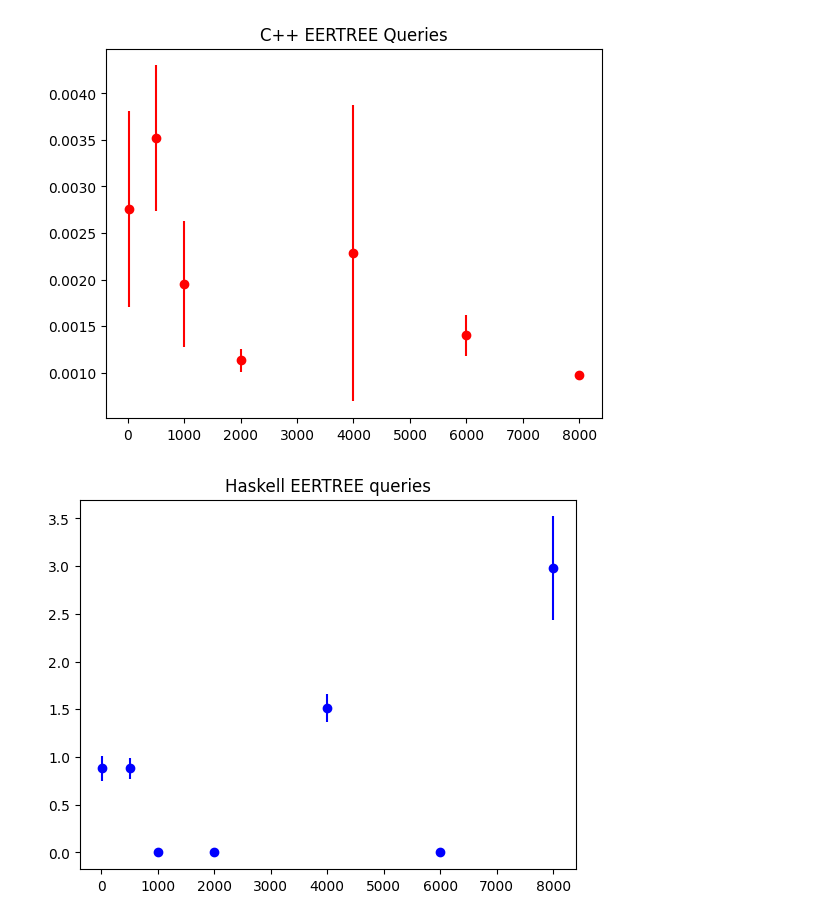
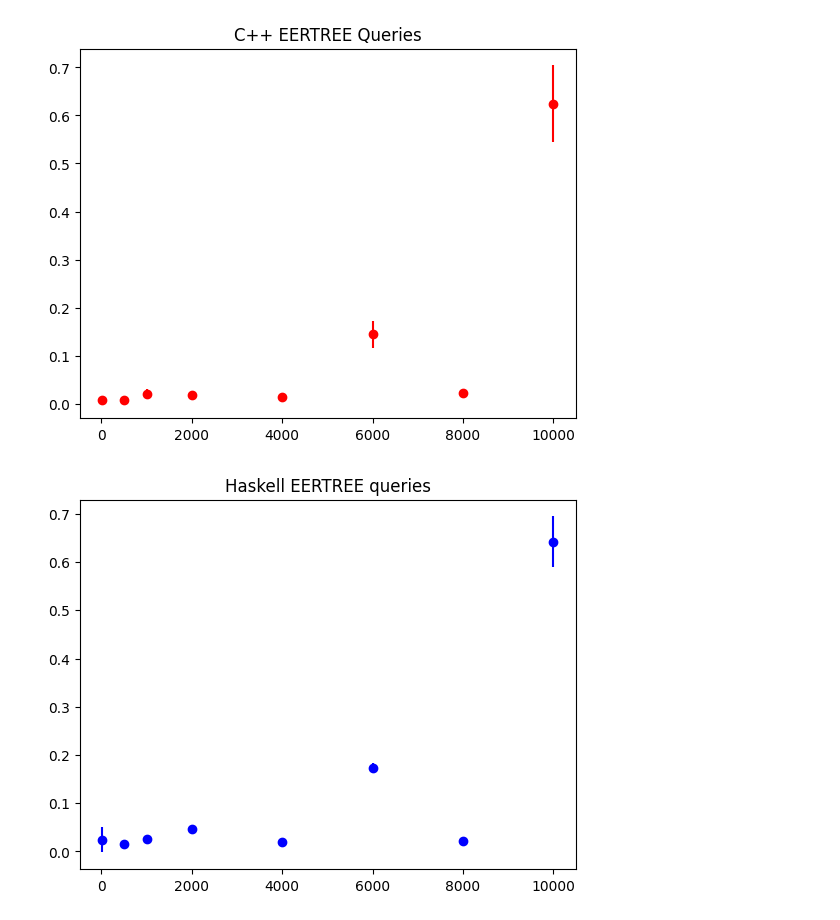
Before and after one commit to fizruk/eertree, a Jupyter notebook: app/Benchmarking.ipynb, the cells around one changed output. Drawn from its saved outputs; the diff is of its cells as text; code cells hidden in the pictures.

```diff
--- a/app/Benchmarking.ipynb
+++ b/app/Benchmarking.ipynb
@@ -103,29 +107,31 @@ plt.show()
 # %%
+import subprocess
 import time
-import subprocess
 
-command_c = "cd cpp && make_queries"
-command_hs = "stack install && queries"
+command = "cd cpp && make build && cd .."
+result = subprocess.run(command, shell=True, capture_output=True)
+command = "stack install"
+result = subprocess.run(command, shell=True, capture_output=True)
+xs = [17, 500, 1000, 2000, 4000, 6000, 8000, 10000]
 time_difs_c = []
 time_difs_hs = []
-for i in range(1, 8):
+command_c = "cpp/build/queries"
+command_hs = "queries"
+for i in range(1, 9):
     input_file = f"tests/queries-tests/{i}"
     input_content = ""
     time_difs_c.append([])
     time_difs_hs.append([])
     with open(input_file, 'r') as file:
-            input_content = file.read()
-    for j in range (10):
-        starting_time = time.time_ns()
-        result = subprocess.run(command_c, shell=True, text=True, capture_output=True, input=input_content)
-        end_time = time.time_ns()
-        time_dif = end_time - starting_time
-        time_dif_ns = time_dif
-        time_difs_c[i-1].append(time_dif_ns)
-    for j in range (10):
-        if (i == 3 or i == 4 or i == 6):
-            time_difs_hs[i-1].append(0)
-        else:
+        input_content = file.read()
+        for j in range (10):
+            starting_time = time.time_ns()
+            result = subprocess.run(command_c, shell=True, text=True, capture_output=True, input=input_content)
+            end_time = time.time_ns()
+            time_dif = end_time - starting_time
+            time_dif_ns = time_dif
+            time_difs_c[i-1].append(time_dif_ns)
+        for j in range (10):
             starting_time = time.time_ns()
             result = subprocess.run(command_hs, shell=True, text=True, capture_output=True, input=input_content)
             end_time = time.time_ns()
@@ -135,30 +141,29 @@ for i in range(1, 8):
 # %%
 import numpy as np
 import matplotlib.pyplot as plt
 
-xs = [17, 500, 1000, 2000, 4000, 6000, 8000]
 mean_c, std_c = [], []
 mean_hs, std_hs = [], []
 
-for i in range (7):
+for i in range (8):
     mean_c.append(np.mean(time_difs_c[i])/1e9)
     std_c.append(np.std(time_difs_c[i])/1e9)
     mean_hs.append(np.mean(time_difs_hs[i])/1e9)
     std_hs.append(np.std(time_difs_hs[i])/1e9)
 
 plt.errorbar(xs, mean_c, yerr=std_c, fmt="o", color="r")
 plt.title("C++ EERTREE Queries")
 plt.show()
 plt.errorbar(xs, mean_hs, yerr=std_hs, fmt="o", color="b")
 plt.title("Haskell EERTREE queries")
 plt.show()
 plt.errorbar(xs, mean_hs, yerr=std_hs, fmt="o", color="b", label="Haskell")
 plt.errorbar(xs, mean_c, yerr=std_c, fmt="o", color="r", label="C++")
 plt.title("EERTREE Queries")
 plt.ylabel("time in seconds")
 plt.xlabel("length of string")
 plt.legend()
 plt.show()
 # %% [output]
-[figure, old version]
+[figure, new version]
-[figure, old version]
+[figure, new version]
```
Also changed, not shown: parts of 5 cells of this notebook, 4 other files.
